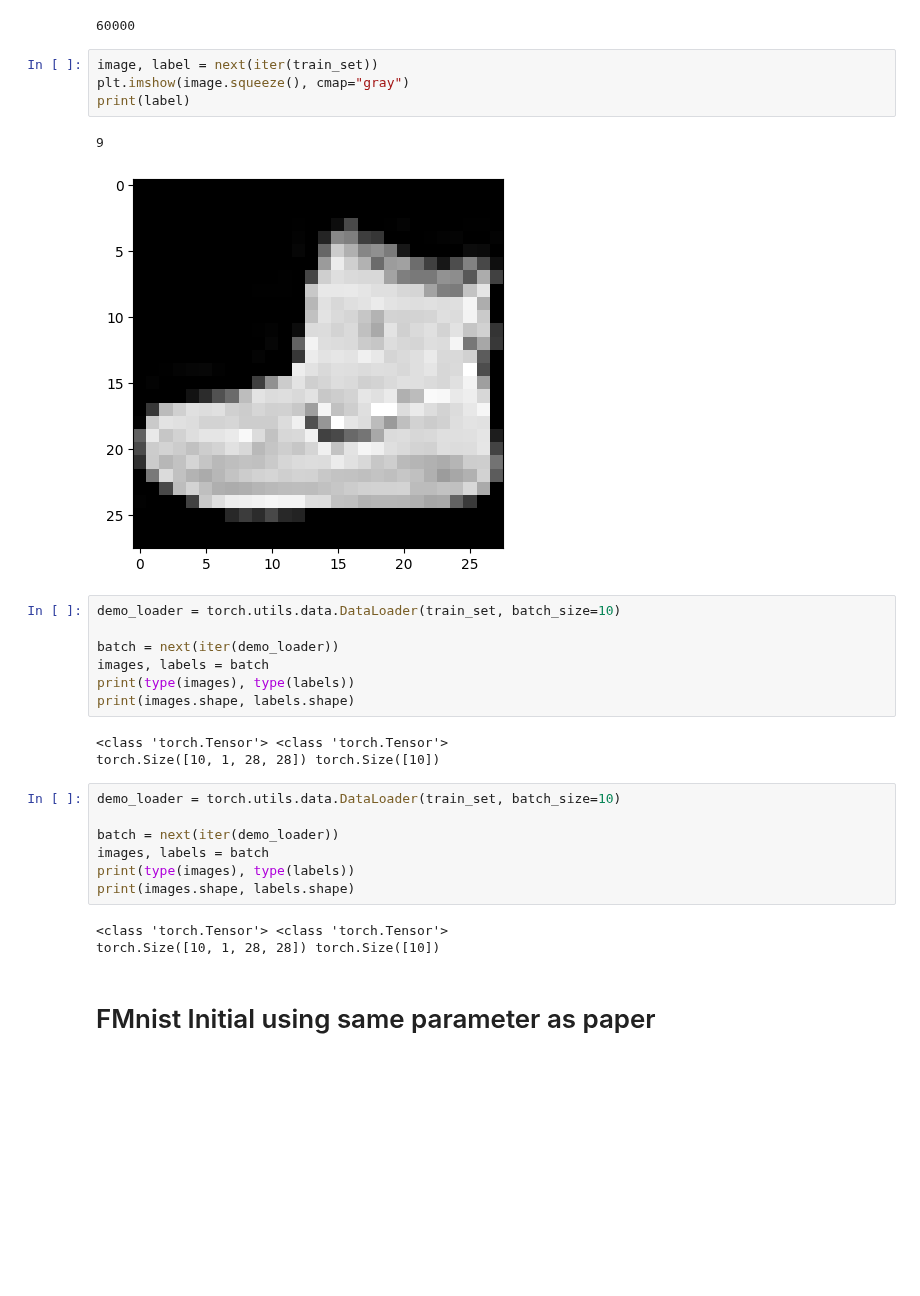
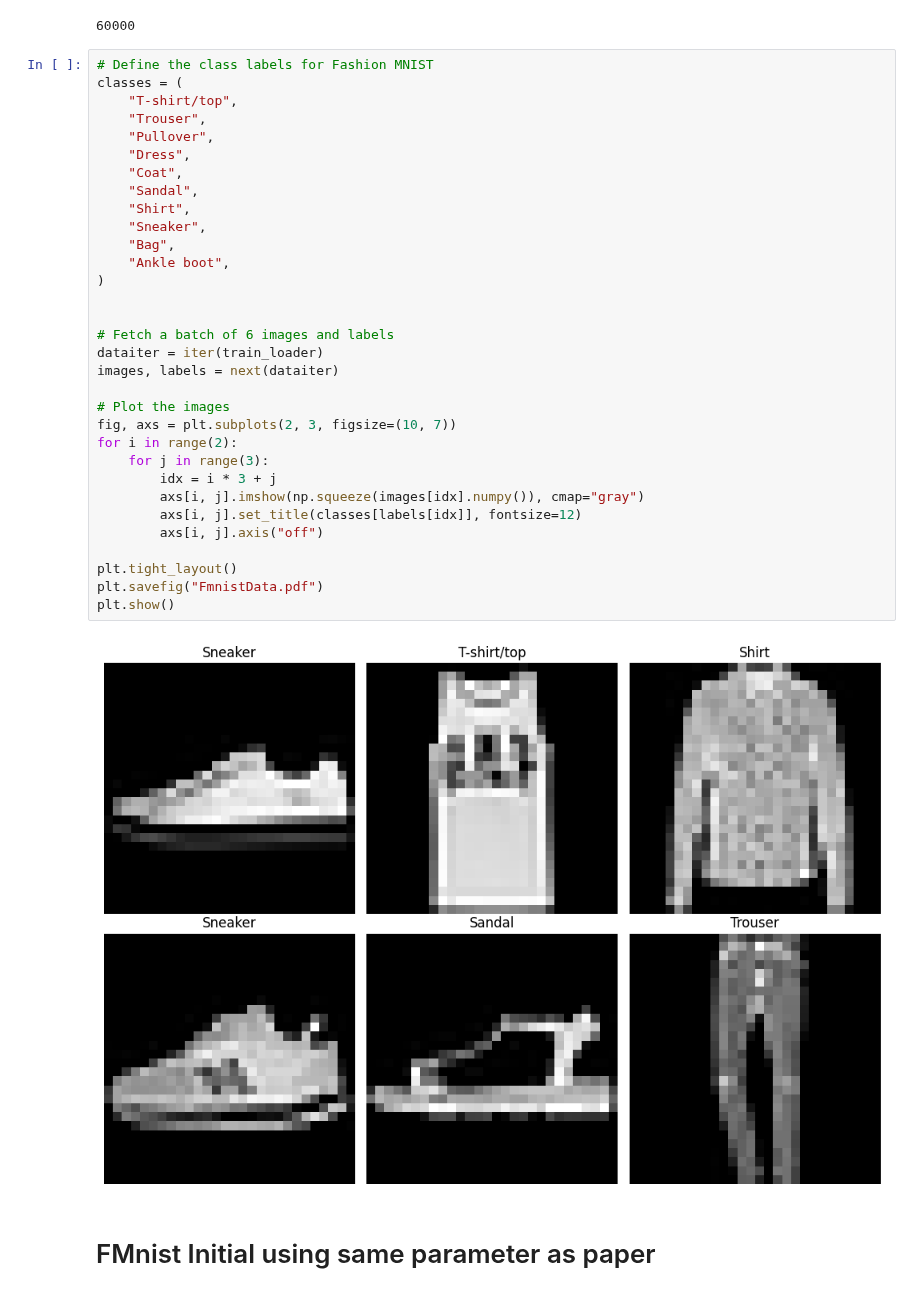
Before and after one commit to Ahmadar91/ML, a Jupyter notebook: ML-Project.ipynb, the cells around one changed output. Cells and saved outputs as stored; diff of their text form; blank space fills up the shorter version.

```diff
--- a/ML-Project.ipynb
+++ b/ML-Project.ipynb
@@ -457,33 +465,40 @@ torch.Size([10, 1, 28, 28])
 len(train_set)
 # %% [output]
 60000
-# %%
-image, label = next(iter(train_set))
-plt.imshow(image.squeeze(), cmap="gray")
-print(label)
-# %% [output]
-9
-[figure, removed]
-# %%
-demo_loader = torch.utils.data.DataLoader(train_set, batch_size=10)
-
-batch = next(iter(demo_loader))
-images, labels = batch
-print(type(images), type(labels))
-print(images.shape, labels.shape)
-# %% [output]
-<class 'torch.Tensor'> <class 'torch.Tensor'>
-torch.Size([10, 1, 28, 28]) torch.Size([10])
-# %%
-demo_loader = torch.utils.data.DataLoader(train_set, batch_size=10)
-
-batch = next(iter(demo_loader))
-images, labels = batch
-print(type(images), type(labels))
-print(images.shape, labels.shape)
-# %% [output]
-<class 'torch.Tensor'> <class 'torch.Tensor'>
-torch.Size([10, 1, 28, 28]) torch.Size([10])
+# %%
+# Define the class labels for Fashion MNIST
+classes = (
+    "T-shirt/top",
+    "Trouser",
+    "Pullover",
+    "Dress",
+    "Coat",
+    "Sandal",
+    "Shirt",
+    "Sneaker",
+    "Bag",
+    "Ankle boot",
+)
+
+
+# Fetch a batch of 6 images and labels
+dataiter = iter(train_loader)
+images, labels = next(dataiter)
+
+# Plot the images
+fig, axs = plt.subplots(2, 3, figsize=(10, 7))
+for i in range(2):
+    for j in range(3):
+        idx = i * 3 + j
+        axs[i, j].imshow(np.squeeze(images[idx].numpy()), cmap="gray")
+        axs[i, j].set_title(classes[labels[idx]], fontsize=12)
+        axs[i, j].axis("off")
+
+plt.tight_layout()
+plt.savefig("FmnistData.pdf")
+plt.show()
+# %% [output]
+[figure, added]
 # %% [markdown]
 # FMnist Initial using same parameter as paper
 # %%
```
Also changed, not shown: parts of 5 cells of this notebook, 2 other files.
